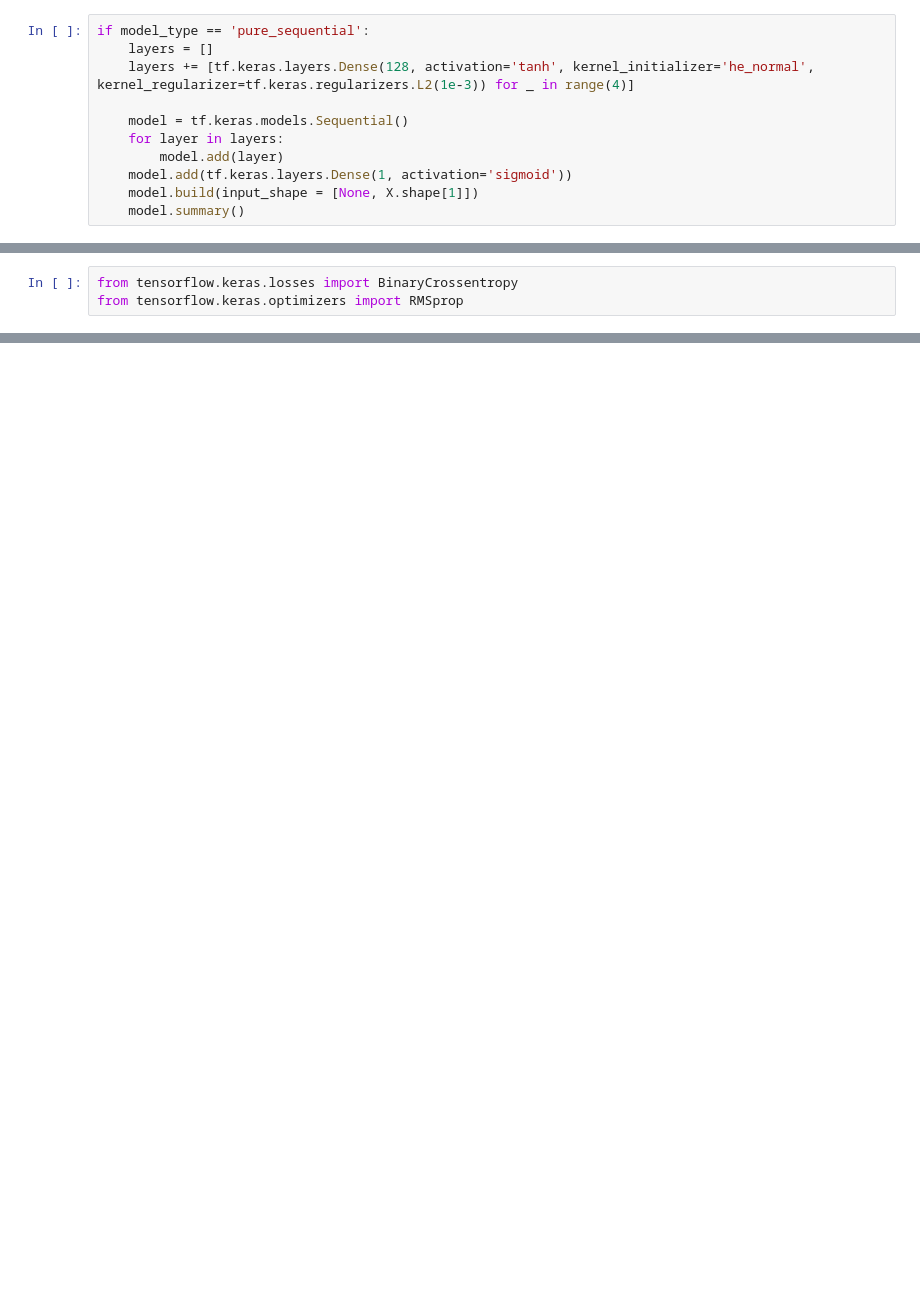
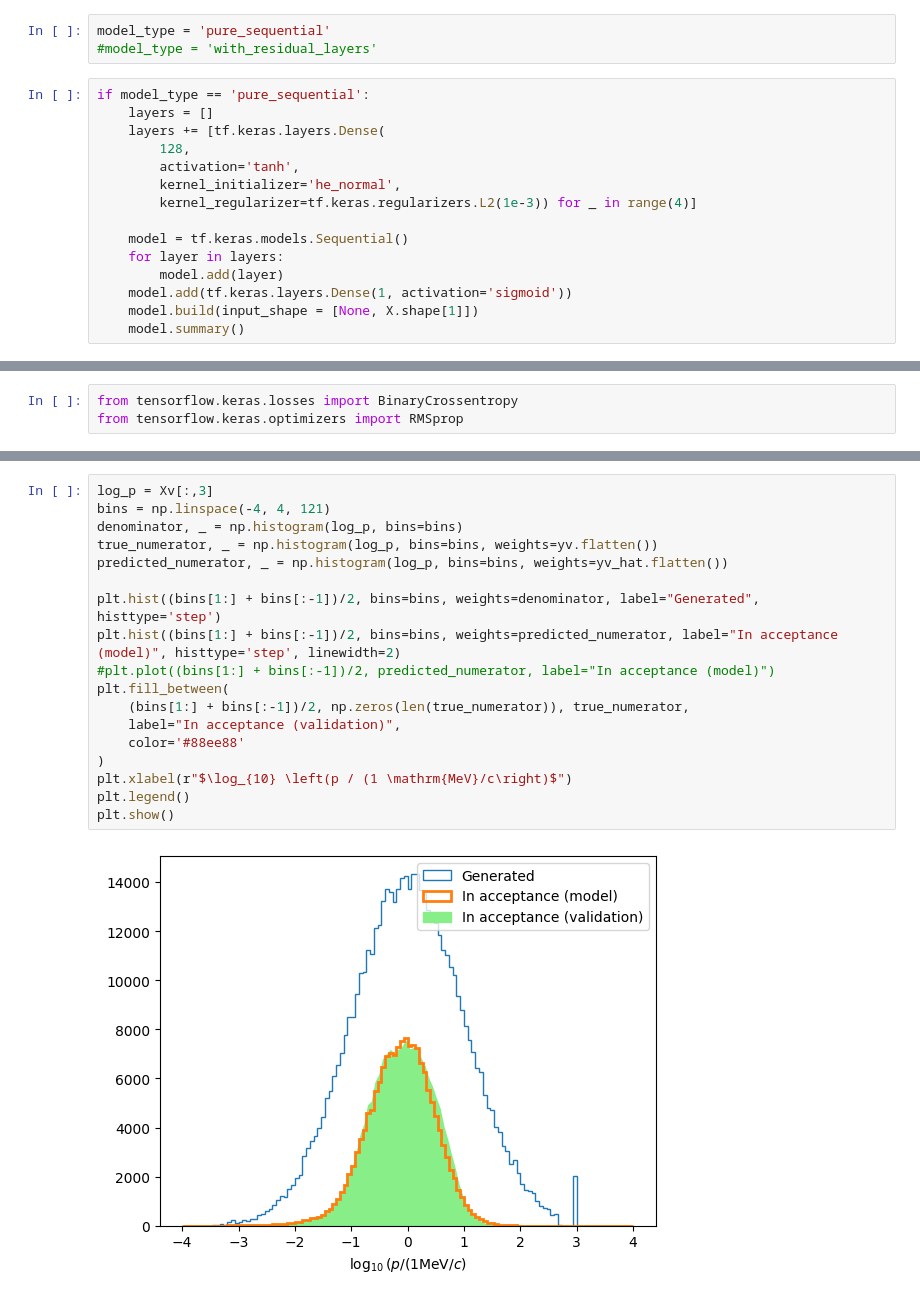
Before and after one commit to landerlini/lb-trksim-train, a Jupyter notebook: notebooks/Acceptance.ipynb, the cells around one changed output, grey strips where cells are left out. Cells and saved outputs as stored; diff of their text form; blank space fills up the shorter version.

```diff
--- a/notebooks/Acceptance.ipynb
+++ b/notebooks/Acceptance.ipynb
@@ -38,7 +35,14 @@ model_type = 'with_residual_layers'
+# %%
+model_type = 'pure_sequential'
+#model_type = 'with_residual_layers'
 # %%
 if model_type == 'pure_sequential':
     layers = []
-    layers += [tf.keras.layers.Dense(128, activation='tanh', kernel_initializer='he_normal', kernel_regularizer=tf.keras.regularizers.L2(1e-3)) for _ in range(4)]
+    layers += [tf.keras.layers.Dense(
+        128,
+        activation='tanh',
+        kernel_initializer='he_normal',
+        kernel_regularizer=tf.keras.regularizers.L2(1e-3)) for _ in range(4)]
 
     model = tf.keras.models.Sequential()
     for layer in layers:
@@ -151,3 +157,23 @@ plt.show()
+# %%
+log_p = Xv[:,3]
+bins = np.linspace(-4, 4, 121)
+denominator, _ = np.histogram(log_p, bins=bins)
+true_numerator, _ = np.histogram(log_p, bins=bins, weights=yv.flatten())
+predicted_numerator, _ = np.histogram(log_p, bins=bins, weights=yv_hat.flatten())
+
+plt.hist((bins[1:] + bins[:-1])/2, bins=bins, weights=denominator, label="Generated", histtype='step')
+plt.hist((bins[1:] + bins[:-1])/2, bins=bins, weights=predicted_numerator, label="In acceptance (model)", histtype='step', linewidth=2)
+#plt.plot((bins[1:] + bins[:-1])/2, predicted_numerator, label="In acceptance (model)")
+plt.fill_between(
+    (bins[1:] + bins[:-1])/2, np.zeros(len(true_numerator)), true_numerator,
+    label="In acceptance (validation)",
+    color='#88ee88'
+)
+plt.xlabel(r"$\log_{10} \left(p / (1 \mathrm{MeV}/c\right)$")
+plt.legend()
+plt.show()
+# %% [output]
+[figure, added]
 # %%
 !mkdir -p /workarea/cloud-storage/anderlinil/models
 model.save("/workarea/cloud-storage/anderlinil/models/acceptance")
```
Also changed, not shown: parts of 14 cells of this notebook, 2 other files.
